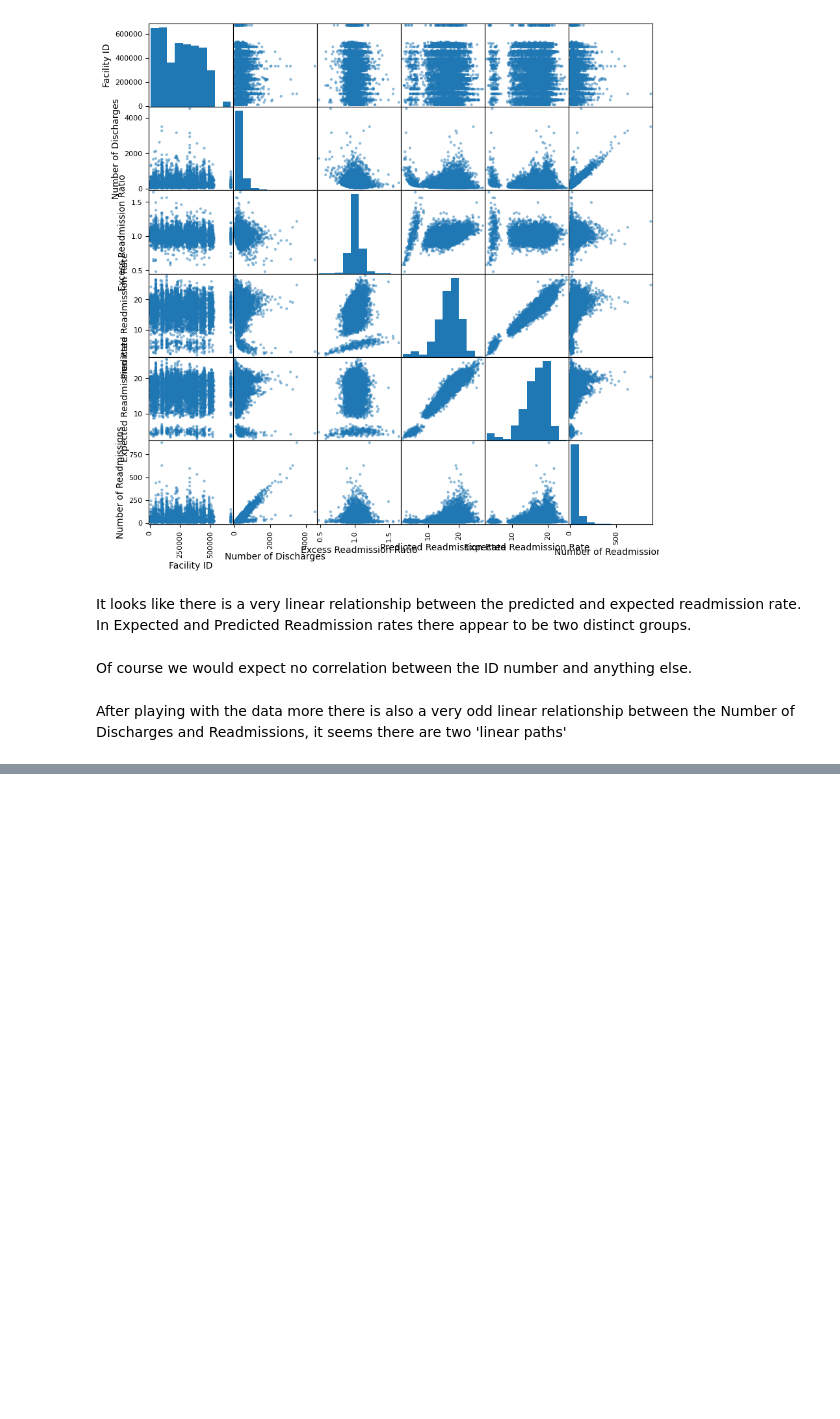
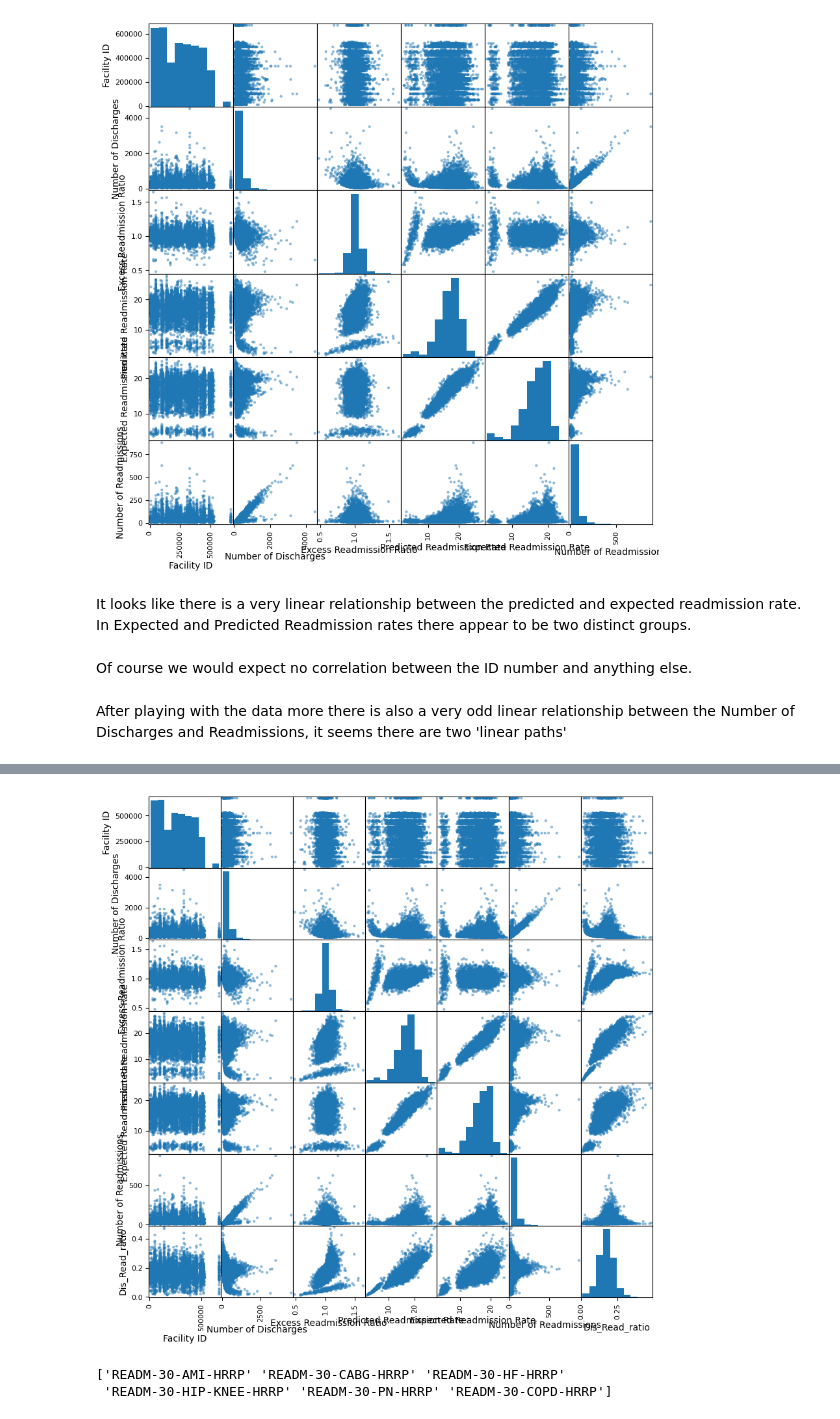
Before and after one commit to mlagnado/ISTA_Exam_2, a Jupyter notebook: step_2_assessment.ipynb, the cells around one changed output, grey strips where cells are left out. Cells and saved outputs as stored; diff of their text form; code cells hidden in the pictures; blank space fills up the shorter version.

```diff
--- a/step_2_assessment.ipynb
+++ b/step_2_assessment.ipynb
@@ -61,0 +89,13 @@ After playing with the data more there is also a very odd linear relationship be
+# %%
+
+no_foot['Dis_Read_ratio'] = no_foot['Number of Readmissions']/no_foot['Number of Discharges']
+pd.plotting.scatter_matrix(no_foot.iloc[:,:], figsize = (10,10))
+plt.show()
+# %% [output]
+[figure, added]
+# %%
+print(data['Measure Name'].unique())
+#There are 6 different types of measurements maybe I could evaluate the effectiveness of prediction on each of these measurement types
+# %% [output]
+['READM-30-AMI-HRRP' 'READM-30-CABG-HRRP' 'READM-30-HF-HRRP'
+ 'READM-30-HIP-KNEE-HRRP' 'READM-30-PN-HRRP' 'READM-30-COPD-HRRP']
```
Also changed, not shown: parts of 5 cells of this notebook.
